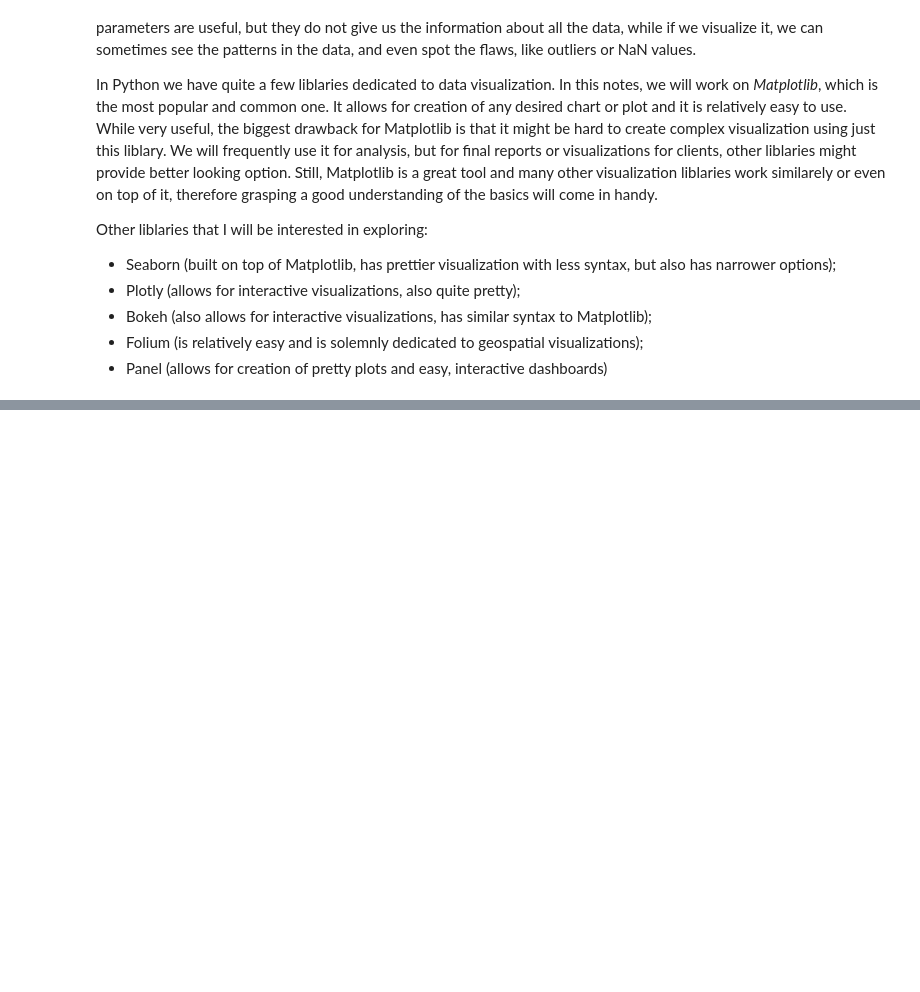
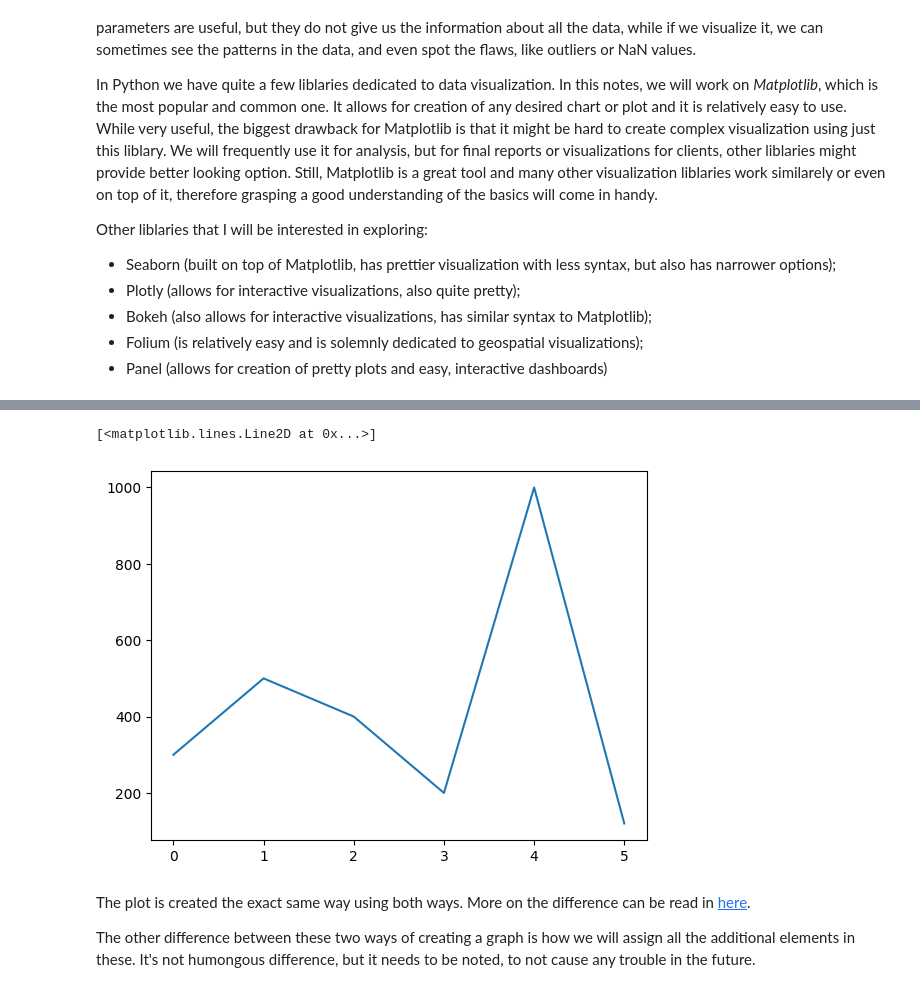
Before and after one commit to miladziekanowska/Data_Analytics, a Jupyter notebook: Matplotlib_Basics.ipynb, the cells around one changed output, grey strips where cells are left out. Saved outputs shown, nothing was run; the diff lists cells and outputs as text; code cells hidden in the pictures; blank space fills up the shorter version.

Commit message:
Big changes in here, doing these notes all over again

```diff
--- a/Matplotlib_Basics.ipynb
+++ b/Matplotlib_Basics.ipynb
@@ -26,0 +22,10 @@ titanic
+# %%
+# later in the notes we will work on the titanic dataset
+# titanic = pd.read_csv('titanic.csv', sep=',', encoding='utf-8')
+
+# we will also use a mock DataFrame for some initial visualizations
+df = pd.DataFrame({'Time' : [0, 1, 2, 3, 4, 5],
+                   'Sales' : [300, 500, 400, 200, 1000, 120],
+                   'Sales2' :[400, 600, 500, 300, 1100, 220],
+                   'DT': [datetime(2021, 11, 18, 12), datetime(2021, 11, 18, 14), datetime(2021, 11, 18, 16),
+                          datetime(2021, 11, 18, 18), datetime(2021, 11, 18, 20), datetime(2021, 11, 18, 22)]})
@@ -26,0 +51,6 @@ titanic
+# %%
+# let's plot some data in both ways
+plt.plot(df['Time'], df['Sales'])
+# %% [output]
+[<matplotlib.lines.Line2D at 0x...>]
+[figure, added]
@@ -26,0 +61,4 @@ titanic
+# %% [markdown]
+The plot is created the exact same way using both ways. More on the difference can be read in [here](https://towardsdatascience.com/clearing-the-confusion-once-and-for-all-fig-ax-plt-subplots-b122bb7783ca).
+
+The other difference between these two ways of creating a graph is how we will assign all the additional elements in these. It's not humongous difference, but it needs to be noted, to not cause any trouble in the future.
```
Also changed, not shown: parts of 9 cells of this notebook.
